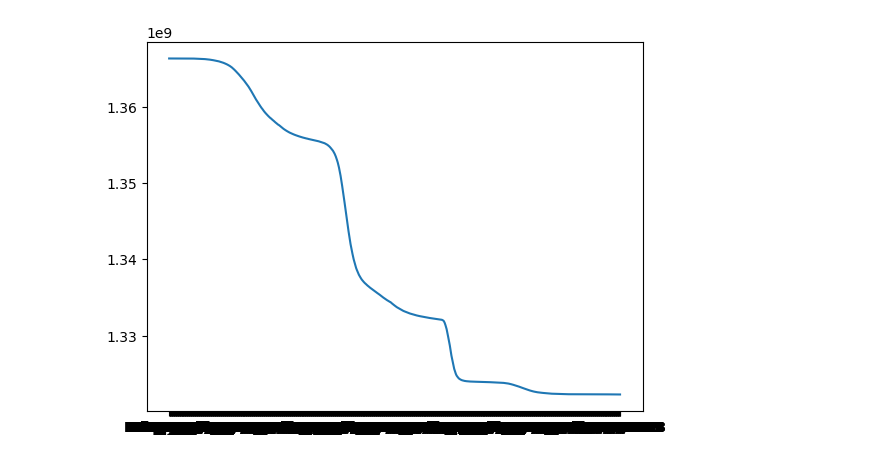
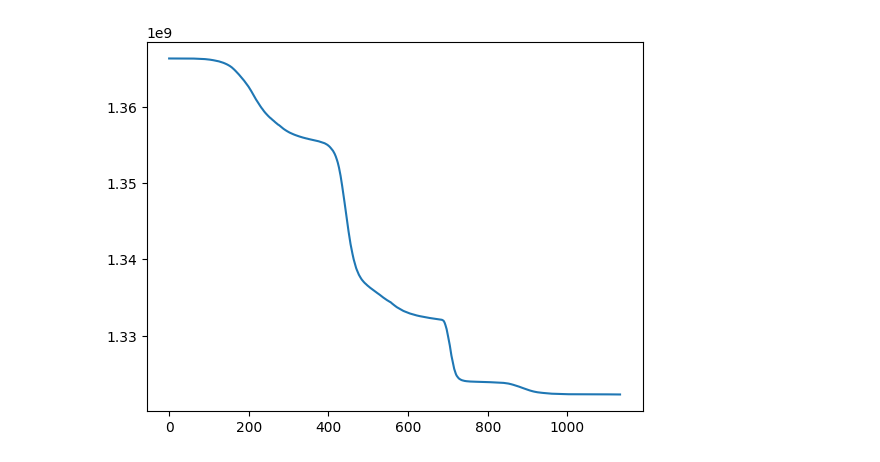
Before and after one commit to TheLapisGoat/SIR-Model-with-MCMC-Analysis, a Jupyter notebook: test.ipynb, the cells around one changed output. Saved outputs shown, nothing was run; the diff lists cells and outputs as text; code cells hidden in the pictures.

```diff
--- a/test.ipynb
+++ b/test.ipynb
@@ -36,8 +44,8 @@ plt.show()
 # %%
-plt.plot(X, S)
+plt.plot(np.linspace(0, len(I), len(I)), S)
 plt.show()
 # %% [output]
-[figure, old version]
+[figure, new version]
 # %%
 import numpy as np
 import sunode
```
Also changed, not shown: parts of 20 cells of this notebook, 10 other files.
